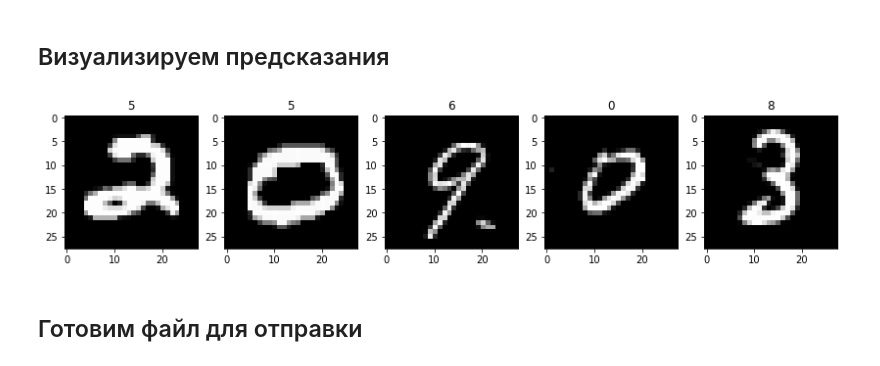
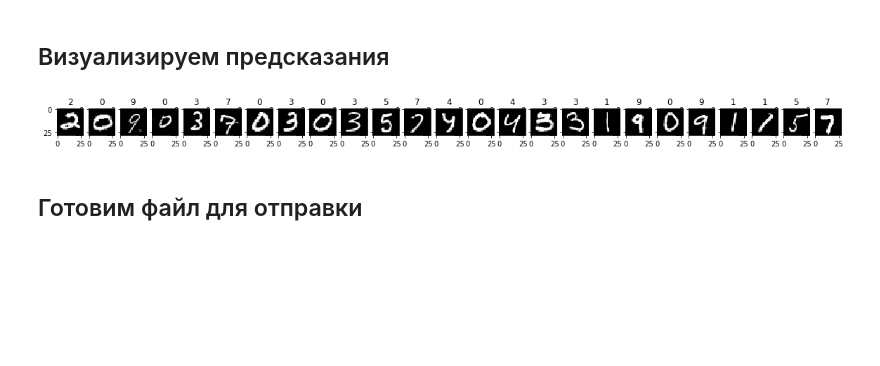
Before and after one commit to a4tunado/lectures, a Jupyter notebook: cv/002/002-digit.ipynb, the cells around one changed output. Cells and saved outputs as stored; diff of their text form; code cells hidden in the pictures; blank space fills up the shorter version.

```diff
--- a/cv/002/002-digit.ipynb
+++ b/cv/002/002-digit.ipynb
@@ -84,3 +127,7 @@ for i in range(len(test_img)):
+# %%
+# Гистограммы вычисляются с учетом длины вектора градиента
+train_hist = calc_hist(train_theta, train_g)
+test_hist = calc_hist(test_theta, test_g)
 # %% [markdown]
 ## Нормируем вектор гистограммы
 # %%
@@ -110,0 +172,10 @@ for i in range(len(y_val)):
+# %%
+from sklearn.ensemble import GradientBoostingClassifier
+
+# bins=16, flip=True, circle=False, n_estimators=1000, subsample=0.8, max_features='sqrt', Accuracy: 0.95630952381
+# bins=16, flip=True, circle=False, n_estimators=1000, subsample=0.8, max_features='sqrt',
+
+gbm = GradientBoostingClassifier(n_estimators=1000,
+                                 subsample=0.8,
+                                 max_features='sqrt',
+                                 verbose=2).fit(x_train, y_train)
@@ -110,0 +200,16 @@ for i in range(len(y_val)):
+# %%
+from sklearn.metrics import accuracy_score
+
+val_acc = np.zeros(gbm.n_estimators, dtype=np.float32)
+train_acc = np.zeros(gbm.n_estimators, dtype=np.float32)
+
+for i, y_pred in enumerate(gbm.staged_predict(x_val)):
+    val_acc[i] = accuracy_score(y_val, y_pred)
+
+for i, y_pred in enumerate(gbm.staged_predict(x_train)):
+    train_acc[i] = accuracy_score(y_train, y_pred)
+
+plt.plot(list(range(gbm.n_estimators)), train_acc, 'r-',
+         list(range(gbm.n_estimators)), val_acc, 'b-')
+
+plt.title('Max validation score at %d' % np.argmax(val_acc))
@@ -154,16 +264,19 @@ pred_test = np.zeros(len(test_img), np.uint8)
 for i in range(len(test_img)):
     distances = np.linalg.norm(centroids - test_hist[i], axis=1)
     pred_test[i] = np.argmin(distances)
+# %%
+pred_test = np.uint8(list(gbm.staged_predict(test_hist))[np.argmax(val_acc)])
 # %% [markdown]
 ## Визуализируем предсказания
 # %%
+digits_to_show = 25
 fig = plt.figure(figsize=(20, 10))
-for i, img in enumerate(test_img[0:5], 1):
-    subplot = fig.add_subplot(1, 7, i)
+for i, img in enumerate(test_img[0:digits_to_show], 1):
+    subplot = fig.add_subplot(1, digits_to_show, i)
     plt.imshow(img, cmap='gray');
     subplot.set_title('%s' % pred_test[i - 1]);
 # %% [output]
-[figure, old version]
+[figure, new version]
 # %% [markdown]
 ## Готовим файл для отправки
 # %%
```
Also changed, not shown: parts of 20 cells of this notebook, 9 other files.
